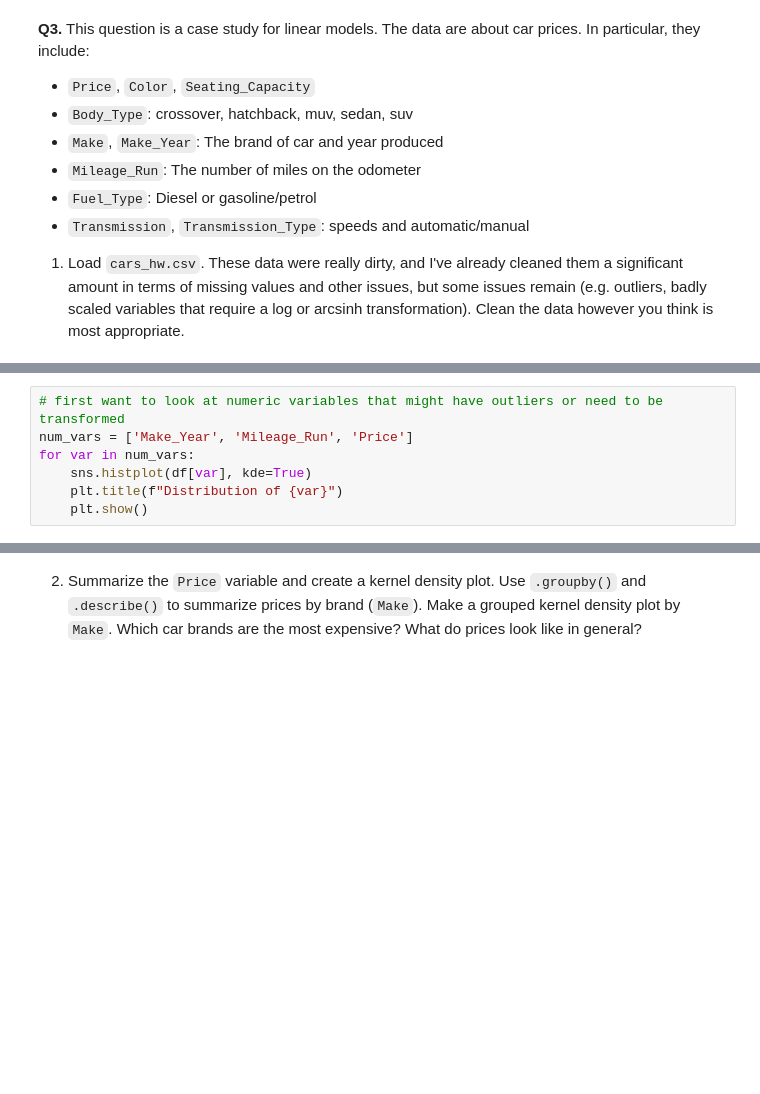
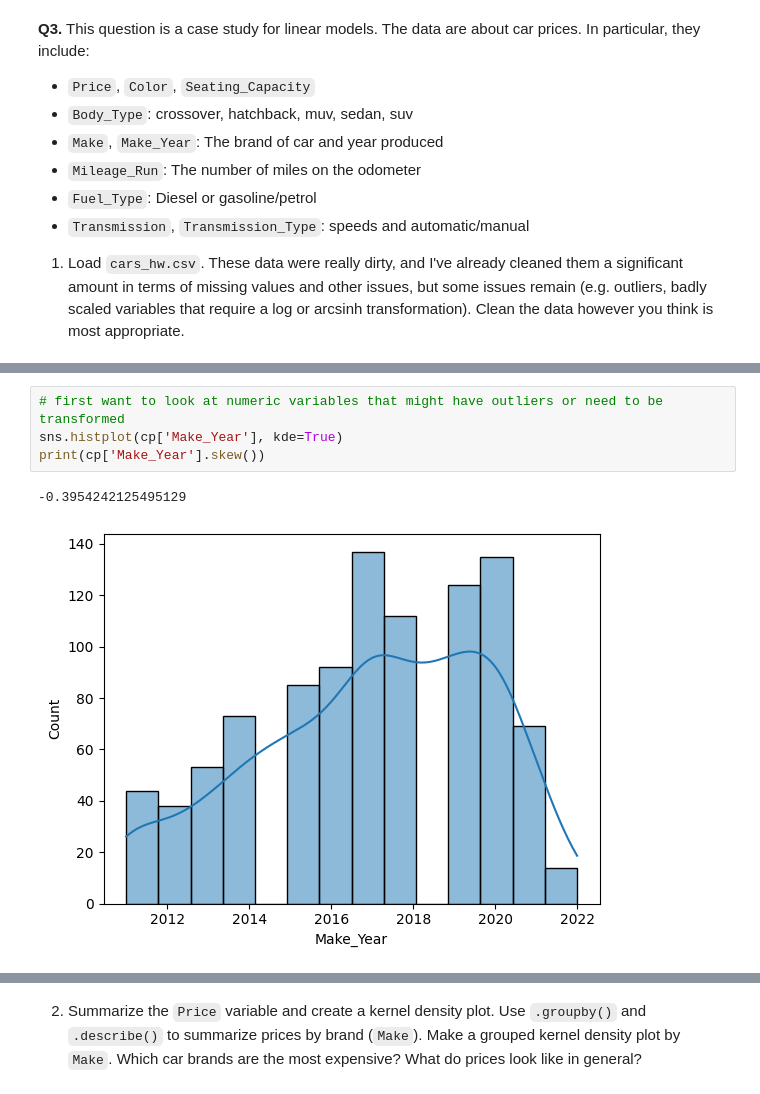
Before and after one commit to gsaunders5761/linearModels, a Jupyter notebook: assignment/assignment.ipynb, the cells around one changed output, grey strips where cells are left out. Cells and saved outputs as stored; diff of their text form; blank space fills up the shorter version.

```diff
--- a/assignment/assignment.ipynb
+++ b/assignment/assignment.ipynb
@@ -78,8 +80,8 @@ cp.head()
 | 4 | 5 | Hyundai | 2017 | orange | hatchback | 25126 | 1st | 5 | ... |
 # %%
 # first want to look at numeric variables that might have outliers or need to be transformed
-num_vars = ['Make_Year', 'Mileage_Run', 'Price']
-for var in num_vars:
-    sns.histplot(df[var], kde=True)
-    plt.title(f"Distribution of {var}")
-    plt.show()
+sns.histplot(cp['Make_Year'], kde=True)
+print(cp['Make_Year'].skew())
+# %% [output]
+-0.3954242125495129
+[figure, added]
```
Also changed, not shown: parts of 15 cells of this notebook.
